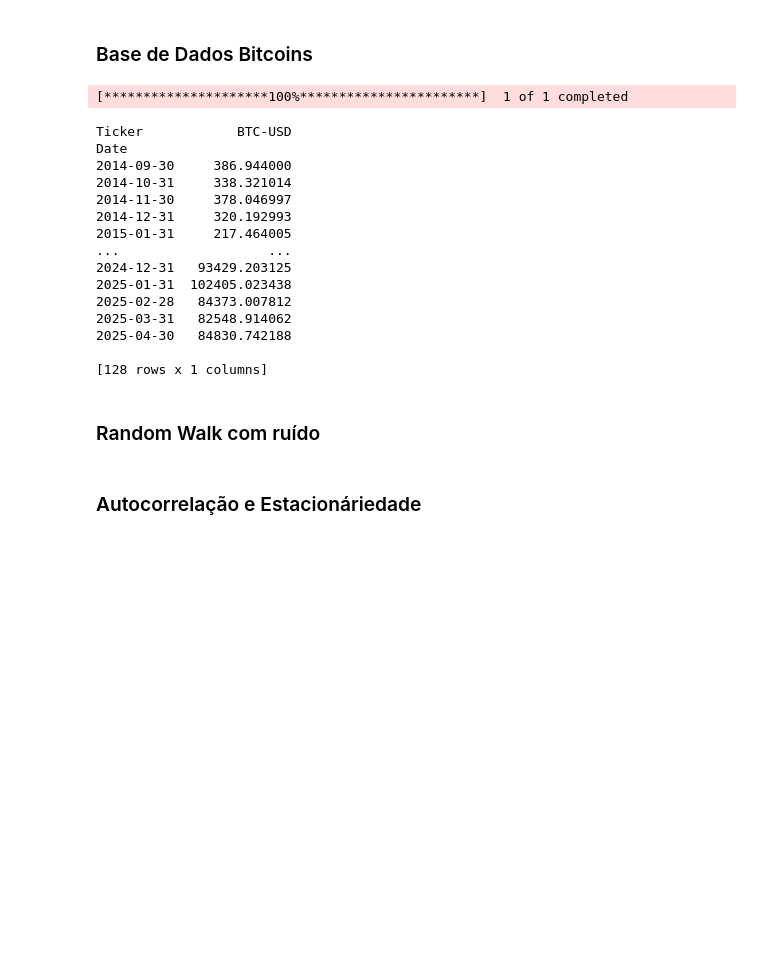
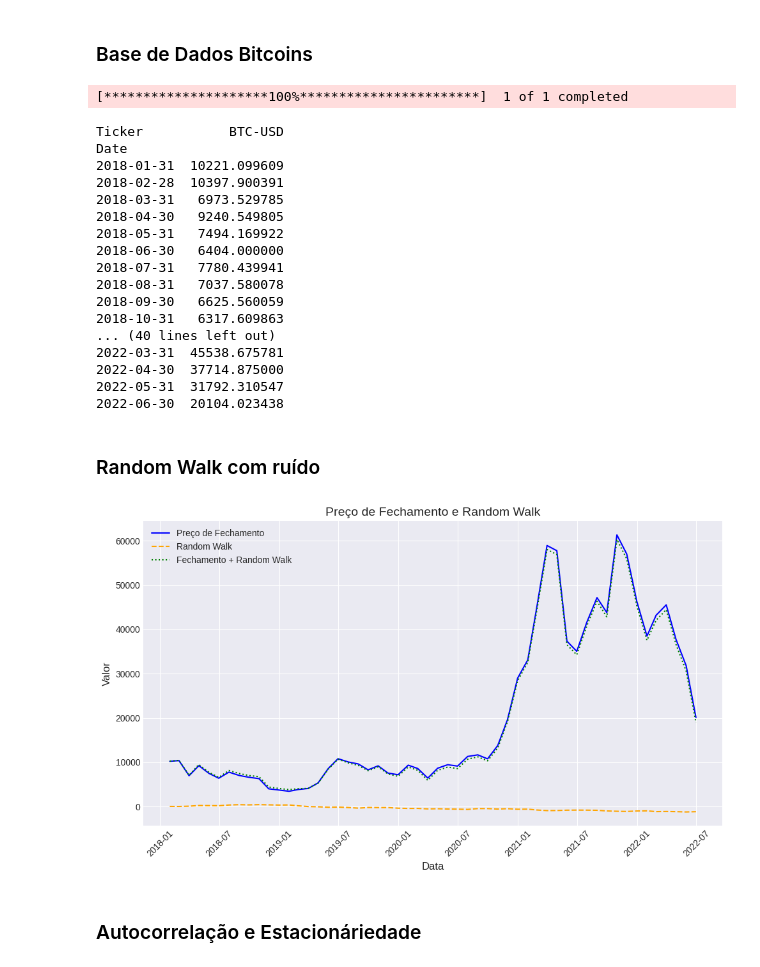
Before and after one commit to MariaGabrielaAlvesZuppardo/SeriesTemporaisCin, a Jupyter notebook: Lista_de_Exercicio_Random_Walk.ipynb, the cells around one changed output. Saved outputs shown, nothing was run; the diff lists cells and outputs as text; code cells hidden in the pictures; blank space fills up the shorter version.

```diff
--- a/Lista_de_Exercicio_Random_Walk.ipynb
+++ b/Lista_de_Exercicio_Random_Walk.ipynb
@@ -41,29 +44,32 @@ sns.set_palette('deep')
 # %% [markdown]
 ### Base de Dados Bitcoins
 # %%
+# 1. Download dos dados
 ticket = "BTC-USD"
-dados = yf.download(ticket, start="2007-08-18", end="2025-08-18")
+dados = yf.download(ticket, start="2018-01-01", end="2022-06-30")
 
-# Realizar o resampling para frequência mensal
-dados_weekly = dados['Close'].resample('ME').last().dropna()
-print(dados_weekly)
+# 2. Reamostragem mensal (último valor de cada mês)
+dados_monthly = dados['Close'].resample('ME').last().dropna()
+print(dados_monthly)
 # %% [output]
 [*********************100%***********************]  1 of 1 completed
-Ticker            BTC-USD
+Ticker           BTC-USD
 Date
-2014-09-30     386.944000
-2014-10-31     338.321014
-2014-11-30     378.046997
-2014-12-31     320.192993
-2015-01-31     217.464005
-...                   ...
-2024-12-31   93429.203125
-2025-01-31  102405.023438
-2025-02-28   84373.007812
-2025-03-31   82548.914062
-2025-04-30   84830.742188
-
-[128 rows x 1 columns]
+2018-01-31  10221.099609
+2018-02-28  10397.900391
+2018-03-31   6973.529785
+2018-04-30   9240.549805
+2018-05-31   7494.169922
+2018-06-30   6404.000000
+2018-07-31   7780.439941
+2018-08-31   7037.580078
+2018-09-30   6625.560059
+2018-10-31   6317.609863
+... (40 lines left out)
+2022-03-31  45538.675781
+2022-04-30  37714.875000
+2022-05-31  31792.310547
+2022-06-30  20104.023438
 # %% [markdown]
 ### Random Walk com ruído
 # %%
@@ -79,4 +84,21 @@ dados_rw = pd.DataFrame({
 dados_rw['Close RW'] = dados_rw['Close'] + dados_rw['Random Walk']
+# %%
+plt.figure(figsize=(10,6))
+plt.plot(dados_rw.index, dados_rw['Close'], label='Preço de Fechamento', color='blue')
+plt.plot(dados_rw.index, dados_rw['Random Walk'], label='Random Walk', color='orange', linestyle='--')
+plt.plot(dados_rw.index, dados_rw['Close RW'], label='Fechamento + Random Walk', color='green', linestyle=':')
+
+plt.title('Preço de Fechamento e Random Walk', fontsize=14)
+plt.xlabel('Data', fontsize=12)
+plt.ylabel('Valor', fontsize=12)
+plt.legend()
+
+plt.xticks(rotation=45)
+plt.grid(True)
+plt.tight_layout()
+plt.show()
+# %% [output]
+[figure, added]
 # %% [markdown]
 ### Autocorrelação e Estacionáriedade
 # %%
```
Also changed, not shown: parts of 8 cells of this notebook.
